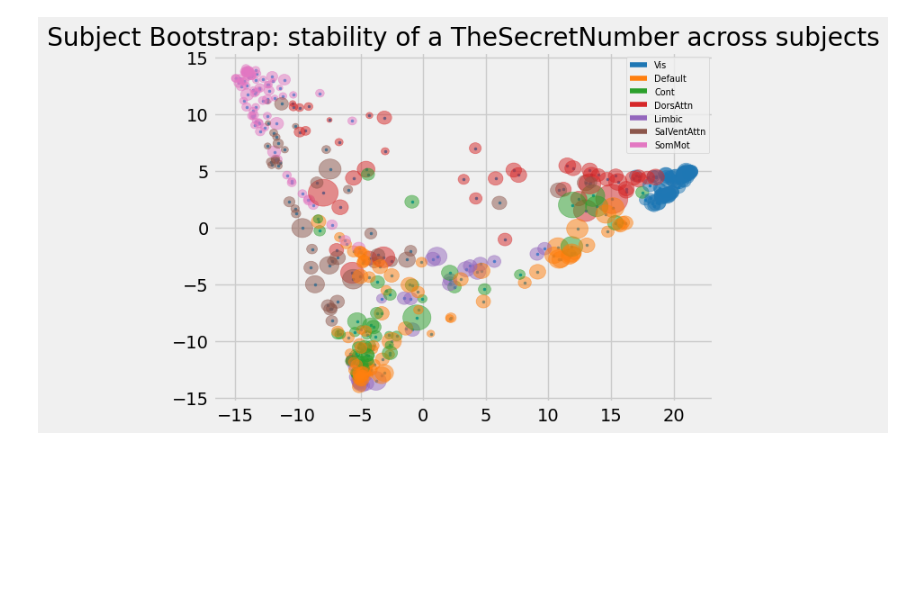
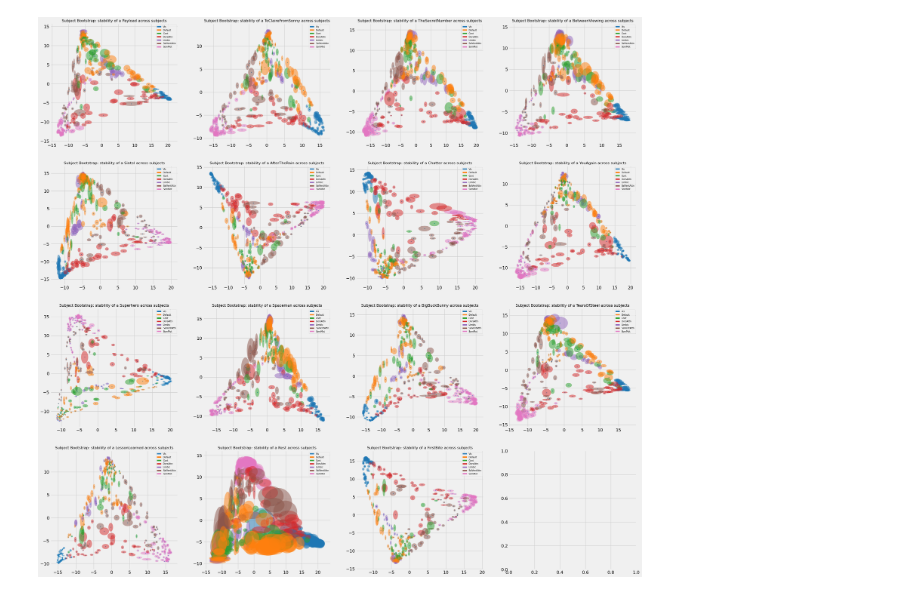
Before and after one commit to MIPLabCH/emoguide_gradients, a Jupyter notebook: fmri_gradient_stability.ipynb, the cells around one changed output. Cells and saved outputs as stored; diff of their text form; code cells hidden in the pictures; blank space fills up the shorter version.

Commit message:
added 3d plot + stability maps per network and distrib of correlation/emotions + notebook for removal of motion + ordering using procrustes parameters

```diff
--- a/fmri_gradient_stability.ipynb
+++ b/fmri_gradient_stability.ipynb
@@ -30,4 +13,10 @@ mri_df       = pd.read_csv(mri_path + movie_name)
 # %%
+mri_path = "./data/fmri_compiled/"
+print(os.listdir(mri_path))
+
+movie_name   = os.listdir(mri_path)[14]
+mri_df       = pd.read_csv(mri_path + movie_name)
+
 # trim the washimg time for movies before and after
 wash  = 93.9/ TR # duration in seconds for wash is 93.9 sec
 onset = 6 / TR # duration of onset is assumed to be 6 sec
@@ -69,5 +55,0 @@ KeyboardInterrupt:
-# %%
-from brainspace.gradient import procrustes_alignment
-aligned,ref = procrustes_alignment(samples_grad, return_reference=True, n_iter=100)
-aligned = np.asarray(aligned)
-circle_confusion = aligned.std(axis=0)[:,[0,1]]
@@ -74,25 +58,48 @@ circle_confusion = aligned.std(axis=0)[:,[0,1]]
+# %%
+samples_grad  = []
+samples_label = []
+for sample in os.listdir('./resources/sample_grad/'):
+    samples_grad.append(load('./resources/sample_grad/'+sample))
+    samples_label.append(sample.split('_')[0])
 # %%
+from brainspace.gradient import procrustes_alignment
+from matplotlib.patches import Ellipse
+
 partial_region = load('./resources/region400yeo7.pkl')
-colors = {'Vis':'tab:blue', 'Default':'tab:orange', 'Cont':'tab:green', 'DorsAttn':'tab:red', 'Limbic':'tab:purple', 'SalVentAttn': 'tab:brown', 'SomMot': 'tab:pink'}
+colors         = {'Vis':'tab:blue', 'Default':'tab:orange', 'Cont':'tab:green', 'DorsAttn':'tab:red', 'Limbic':'tab:purple', 'SalVentAttn': 'tab:brown', 'SomMot': 'tab:pink'}
 
 
-figure, axes = plt.subplots()
 
-axes.scatter(ref[:,0], ref[:,1], s=4)
+fig, axes = plt.subplots(4,4, figsize=(30,30))
+aligned_samples = []
+for k in range(len(samples_grad)):
+    row,col = k//4, k%4
 
-for i in range(len(circle_confusion)):
-    c = partial_region[i]
-    pts = circle_confusion[i]
-    m   = np.mean(pts)
-    cc  = plt.Circle((ref[i][0],ref[i][1]), m ,alpha=0.5, color=colors[c])
-    axes.add_artist(cc)
+    aligned,ref      = procrustes_alignment(samples_grad[k], return_reference=True, n_iter=100)
+    aligned          = np.asarray(aligned)
+    aligned_samples.append(aligned)
+    circle_confusion = aligned.std(axis=0)[:,[0,1]]
 
-axes.set_title("Subject Bootstrap: stability of a {} across subjects".format(movie_name.split('_')[0]))
+    axes[row,col].scatter(ref[:,0], ref[:,1], s=4)
 
-C = list(colors.values())
-labels = list(colors.keys())
-dummies = [axes.plot([], [], ls='-', c=c)[0] for c in C]
-axes.legend(dummies, labels, loc=1, prop={'size':7})
+    for i in range(len(circle_confusion)):
+        c   = partial_region[i]
+        pts = circle_confusion[i]
+        m   = np.max(pts)
+        # cc  = plt.Circle((ref[i][0],ref[i][1]), m ,alpha=0.5, color=colors[c])
+        ellipse = Ellipse((ref[i][0],ref[i][1]), width=pts[0] * 2, height=pts[1] * 2,
+                            facecolor=colors[c], alpha=0.5)
+
+        # axes[row,col].add_artist(cc)
+        axes[row,col].add_patch(ellipse)
+
+    axes[row,col].set_title("Subject Bootstrap: stability of a {} across subjects".format(samples_label[k]), size=12)
+
+    C       = list(colors.values())
+    labels  = list(colors.keys())
+    dummies = [axes[row,col].plot([], [], ls='-', c=c)[0] for c in C]
+    axes[row,col].legend(dummies, labels, loc=1, prop={'size':7})
+
 plt.show()
 # %% [output]
-[figure, old version]
+[figure, new version]
```
Also changed, not shown: parts of 10 cells of this notebook, 37 other files.
